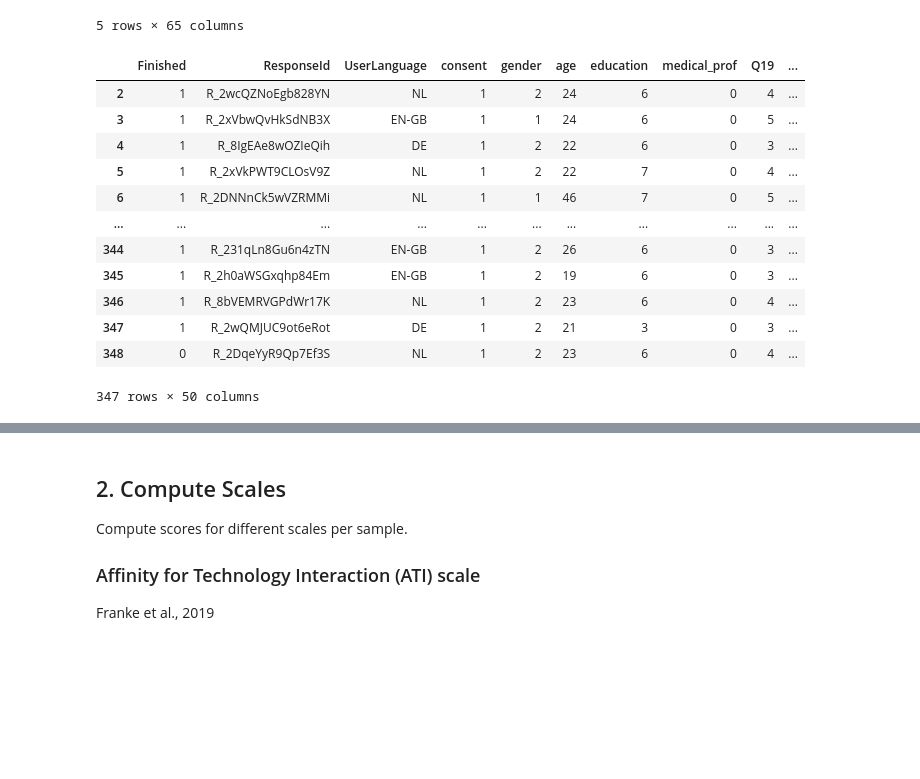
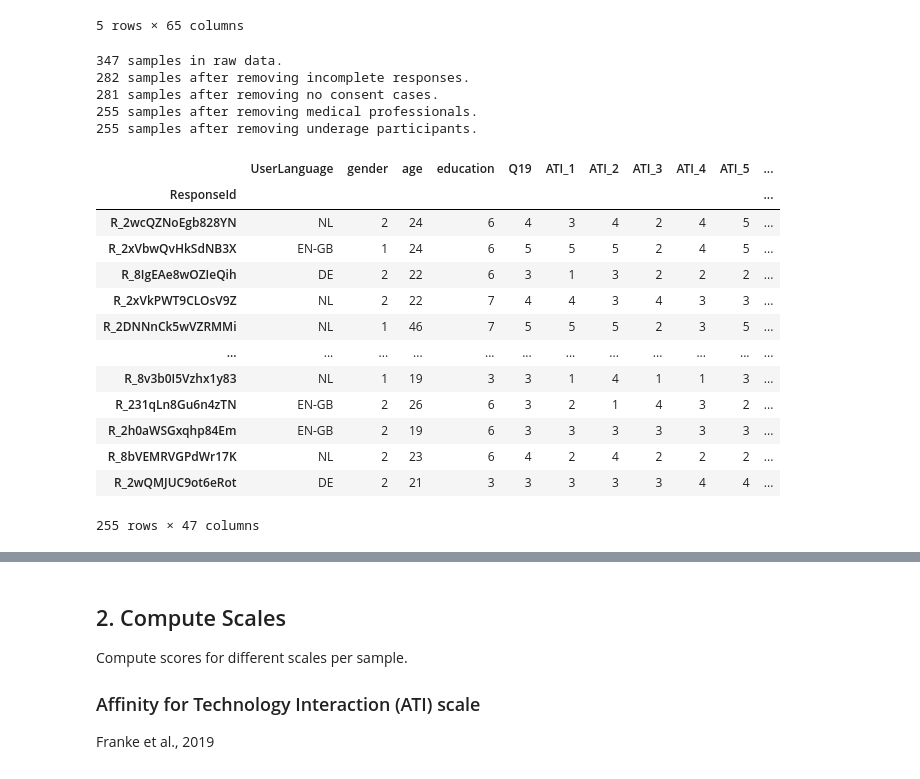
Before and after one commit to TimWiesner99/thesis-analysis, a Jupyter notebook: processing/preprocessing.ipynb, the cells around one changed output, grey strips where cells are left out. Cells and saved outputs as stored; diff of their text form; code cells hidden in the pictures; blank space fills up the shorter version.

Commit message:
cleaned data and saved in new file

```diff
--- a/processing/preprocessing.ipynb
+++ b/processing/preprocessing.ipynb
@@ -22,28 +23,50 @@ data_raw.head()
 # %%
 # remove unnecessary rows and columns
 data = data_raw.drop(index=[0,1], columns=['StartDate', 'EndDate', 'Status', 'Progress', 'Duration (in seconds)', 'RecordedDate', 'DistributionChannel', 'id', 'delay_timer_First Click', 'delay_timer_Last Click', 'delay_timer_Click Count', 'delay_timer_First Click.1', 'delay_timer_Last Click.1', 'delay_timer_Click Count.1'])
 
-# TODO: remove incomplete samples
-#
+print(f'{len(data.index)} samples in raw data.')
 
-# combine "delay_timer_Page Submit" columns (only one of two is filled in per group)
-data['page_submit'] = pd.to_numeric(data['delay_timer_Page Submit'].fillna(0)) + pd.to_numeric(data['delay_timer_Page Submit.1'].fillna(0))
-data = data.drop(columns=['delay_timer_Page Submit', 'delay_timer_Page Submit.1'])
+# remove incomplete samples
+data = data[data['Finished'] == '1']
+print(f'{len(data.index)} samples after removing incomplete responses.')
 
+# remove samples without consent
+data = data[data['consent'] == get_value_for_label('consent', 'I agree to participate in the study')]
+print(f'{len(data.index)} samples after removing no consent cases.')
+
+# remove medical professionals
+data = data[data['medical_prof'] == get_value_for_label('medical_prof', 'No')]
+print(f'{len(data.index)} samples after removing medical professionals.')
+
+# remove underage
+data = data[pd.to_numeric(data['age']) >= 16]
+print(f'{len(data.index)} samples after removing underage participants.')
+
+# remove more unnecessary columns
+data = data.drop(columns=['consent', 'medical_prof', 'Finished'])
+
+# set df index to response_id
+data.set_index('ResponseId', inplace=True)
 
 # show result
 data
 # %% [output]
+347 samples in raw data.
+282 samples after removing incomplete responses.
+281 samples after removing no consent cases.
+255 samples after removing medical professionals.
+255 samples after removing underage participants.
-|  | Finished | ResponseId | UserLanguage | consent | gender | age | education | medical_prof | Q19 | ... |
-| 2 | 1 | R_2wcQZNoEgb828YN | NL | 1 | 2 | 24 | 6 | 0 | 4 | ... |
-| 3 | 1 | R_2xVbwQvHkSdNB3X | EN-GB | 1 | 1 | 24 | 6 | 0 | 5 | ... |
-| 4 | 1 | R_8IgEAe8wOZIeQih | DE | 1 | 2 | 22 | 6 | 0 | 3 | ... |
-| 5 | 1 | R_2xVkPWT9CLOsV9Z | NL | 1 | 2 | 22 | 7 | 0 | 4 | ... |
-| 6 | 1 | R_2DNNnCk5wVZRMMi | NL | 1 | 1 | 46 | 7 | 0 | 5 | ... |
-| ... | ... | ... | ... | ... | ... | ... | ... | ... | ... | ... |
-| 344 | 1 | R_231qLn8Gu6n4zTN | EN-GB | 1 | 2 | 26 | 6 | 0 | 3 | ... |
-| 345 | 1 | R_2h0aWSGxqhp84Em | EN-GB | 1 | 2 | 19 | 6 | 0 | 3 | ... |
-| 346 | 1 | R_8bVEMRVGPdWr17K | NL | 1 | 2 | 23 | 6 | 0 | 4 | ... |
-| 347 | 1 | R_2wQMJUC9ot6eRot | DE | 1 | 2 | 21 | 3 | 0 | 3 | ... |
-| 348 | 0 | R_2DqeYyR9Qp7Ef3S | NL | 1 | 2 | 23 | 6 | 0 | 4 | ... |
+|  | UserLanguage | gender | age | education | Q19 | ATI_1 | ATI_2 | ATI_3 | ATI_4 | ATI_5 | ... |
+| ResponseId |  |  |  |  |  |  |  |  |  |  | ... |
+| R_2wcQZNoEgb828YN | NL | 2 | 24 | 6 | 4 | 3 | 4 | 2 | 4 | 5 | ... |
+| R_2xVbwQvHkSdNB3X | EN-GB | 1 | 24 | 6 | 5 | 5 | 5 | 2 | 4 | 5 | ... |
+| R_8IgEAe8wOZIeQih | DE | 2 | 22 | 6 | 3 | 1 | 3 | 2 | 2 | 2 | ... |
+| R_2xVkPWT9CLOsV9Z | NL | 2 | 22 | 7 | 4 | 4 | 3 | 4 | 3 | 3 | ... |
+| R_2DNNnCk5wVZRMMi | NL | 1 | 46 | 7 | 5 | 5 | 5 | 2 | 3 | 5 | ... |
+| ... | ... | ... | ... | ... | ... | ... | ... | ... | ... | ... | ... |
+| R_8v3b0I5Vzhx1y83 | NL | 1 | 19 | 3 | 3 | 1 | 4 | 1 | 1 | 3 | ... |
+| R_231qLn8Gu6n4zTN | EN-GB | 2 | 26 | 6 | 3 | 2 | 1 | 4 | 3 | 2 | ... |
+| R_2h0aWSGxqhp84Em | EN-GB | 2 | 19 | 6 | 3 | 3 | 3 | 3 | 3 | 3 | ... |
+| R_8bVEMRVGPdWr17K | NL | 2 | 23 | 6 | 4 | 2 | 4 | 2 | 2 | 2 | ... |
+| R_2wQMJUC9ot6eRot | DE | 2 | 21 | 3 | 3 | 3 | 3 | 3 | 4 | 4 | ... |
-347 rows × 50 columns
+255 rows × 47 columns
```
Also changed, not shown: parts of 5 cells of this notebook, 4 other files.
